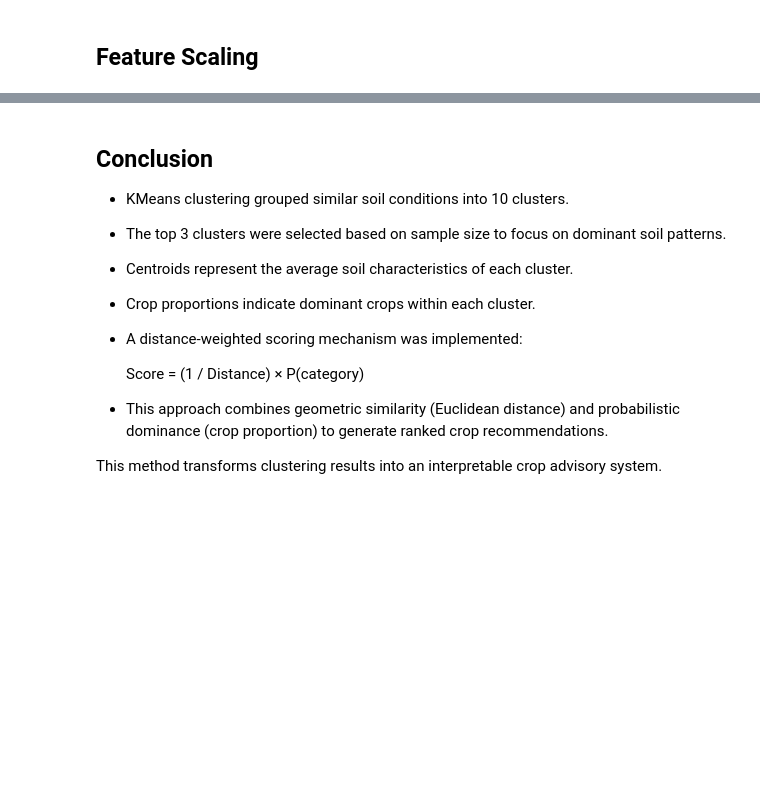
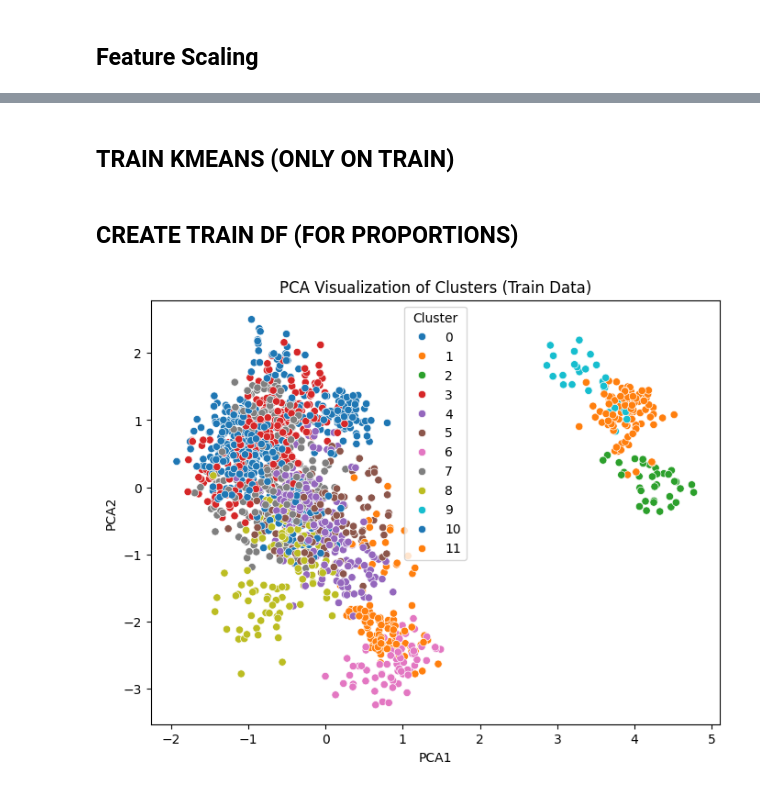
Before and after one commit to bhardwajamrit7/Crop_Advisory_system, a Jupyter notebook: notebooks/Crop_Clustering_Analysis.ipynb, the cells around one changed output, grey strips where cells are left out. Cells and saved outputs as stored; diff of their text form; code cells hidden in the pictures; blank space fills up the shorter version.

```diff
--- a/notebooks/Crop_Clustering_Analysis.ipynb
+++ b/notebooks/Crop_Clustering_Analysis.ipynb
@@ -504,16 +126,40 @@ Top 3 Clusters: [0, 10, 8]
-# %% [markdown]
-## Conclusion
-
-
-
-- KMeans clustering grouped similar soil conditions into 10 clusters.
-- The top 3 clusters were selected based on sample size to focus on dominant soil patterns.
-- Centroids represent the average soil characteristics of each cluster.
-- Crop proportions indicate dominant crops within each cluster.
-- A distance-weighted scoring mechanism was implemented:
-
-  Score = (1 / Distance) × P(category)
-
-- This approach combines geometric similarity (Euclidean distance) and probabilistic dominance (crop proportion) to generate ranked crop recommendations.
-
-This method transforms clustering results into an interpretable crop advisory system.
+# %% [markdown]
+## TRAIN KMEANS (ONLY ON TRAIN)
+# %%
+kmeans = KMeans(n_clusters=12, random_state=42)
+kmeans.fit(X_train_scaled)
+
+centroids = kmeans.cluster_centers_
+# %% [markdown]
+## CREATE TRAIN DF (FOR PROPORTIONS)
+# %%
+
+train_df = X_train.copy()
+train_df["label"] = y_train.values
+train_df["Cluster"] = kmeans.labels_
+
+train_viz_df = train_df.copy()
+# %%
+# ==============================
+# 10. PCA VISUALIZATION
+# ==============================
+from sklearn.decomposition import PCA
+
+pca = PCA(n_components=2)
+pca_components = pca.fit_transform(X_train_scaled)
+
+train_viz_df["PCA1"] = pca_components[:, 0]
+train_viz_df["PCA2"] = pca_components[:, 1]
+
+plt.figure(figsize=(8,6))
+sns.scatterplot(
+    data=train_viz_df,
+    x="PCA1",
+    y="PCA2",
+    hue="Cluster",
+    palette="tab10"
+)
+plt.title("PCA Visualization of Clusters (Train Data)")
+plt.show()
+# %% [output]
+[figure, added]
```
Also changed, not shown: parts of 60 cells of this notebook, 2 other files.
